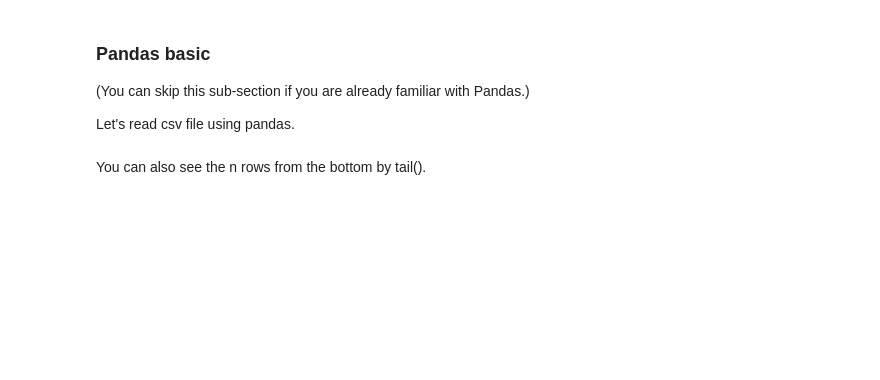
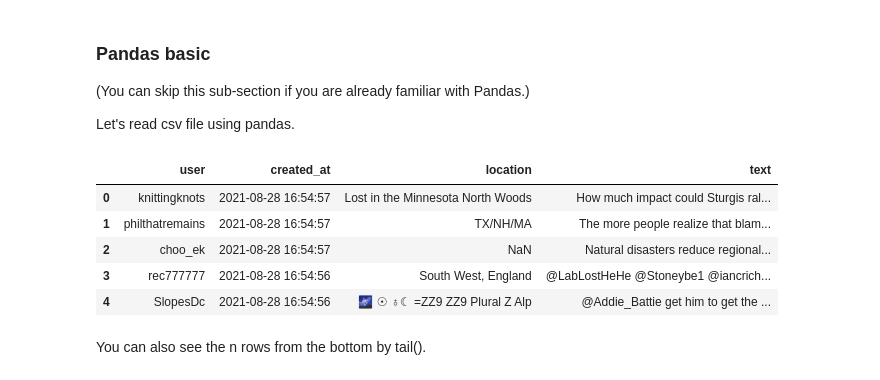
Before and after one commit to michellekan/smt203, a Jupyter notebook: Lab2/Lab2_Twitter_API_ver2_0mk.ipynb, the cells around one changed output. Drawn from its saved outputs; the diff is of its cells as text; code cells hidden in the pictures; blank space fills up the shorter version.

```diff
--- a/Lab2/Lab2_Twitter_API_ver2_0mk.ipynb
+++ b/Lab2/Lab2_Twitter_API_ver2_0mk.ipynb
@@ -401,8 +472,16 @@ tweet_df.to_csv('covid_tweet.csv', index=False)
 Let's read csv file using pandas.
 # %%
 ## By default, read_csv() function assumes that the separator as ','. Thus, we can omit it as well.
-df = pd.read_csv('covid_tweet.csv', sep=',')
+
+df = pd.read_csv(f'{mypath}/covid_tweet.csv', sep=',')
 df.head(n=5)
+# %% [output]
+|  | user | created_at | location | text |
+| 0 | knittingknots | 2021-08-28 16:54:57 | Lost in the Minnesota North Woods | How much impact could Sturgis ral... |
+| 1 | philthatremains | 2021-08-28 16:54:57 | TX/NH/MA | The more people realize that blam... |
+| 2 | choo_ek | 2021-08-28 16:54:57 | NaN | Natural disasters reduce regional... |
+| 3 | rec777777 | 2021-08-28 16:54:56 | South West, England | @LabLostHeHe @Stoneybe1 @iancrich... |
+| 4 | SlopesDc | 2021-08-28 16:54:56 | 🌌 ☉ ♁☾ =ZZ9 ZZ9 Plural Z Alp | @Addie_Battie get him to get the ... |
 # %% [markdown]
 You can also see the n rows from the bottom by tail().
 # %%
```
Also changed, not shown: parts of 38 cells of this notebook.
